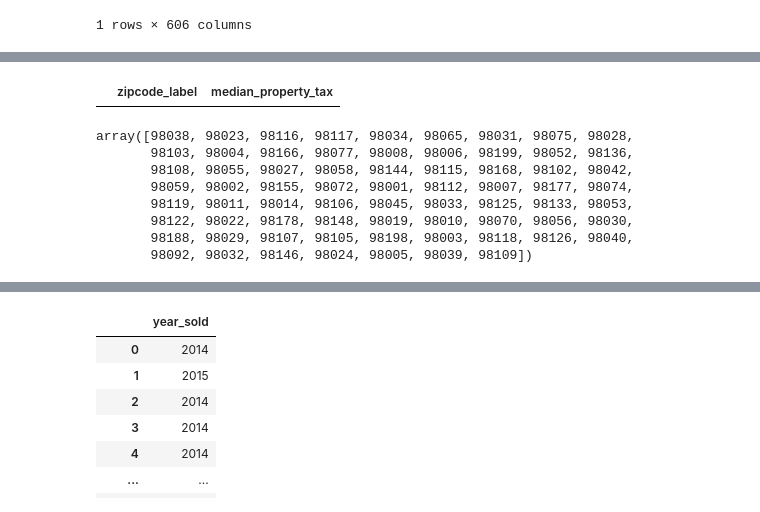
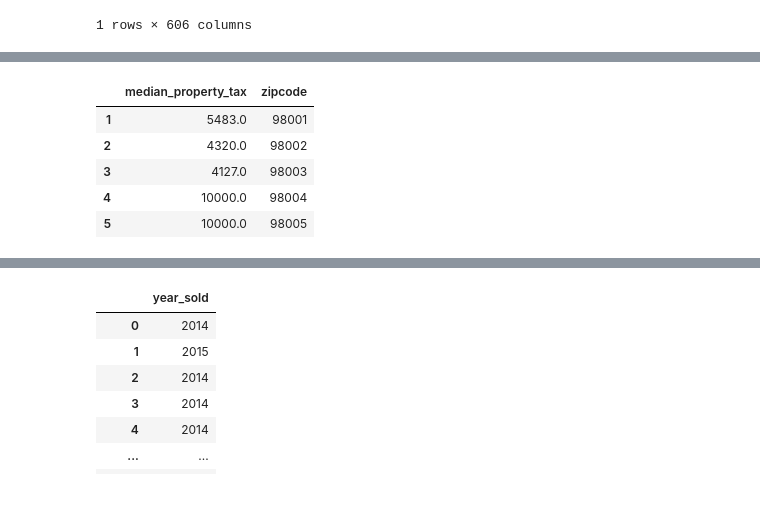
Before and after one commit to jennarandall785/Portfolio, a Jupyter notebook: notebooks/starter_housing.ipynb, the cells around one changed output, grey strips where cells are left out. Saved outputs shown, nothing was run; the diff lists cells and outputs as text; code cells hidden in the pictures.

```diff
--- a/notebooks/starter_housing.ipynb
+++ b/notebooks/starter_housing.ipynb
@@ -63,6 +52,7 @@ tax_total.head()
 1 rows × 606 columns
 # %%
 tax_long = tax_total.T.reset_index()
+tax_long.loc[0, "index"] = 83856
 tax_long.head()
 # %% [output]
 |  | index | 1 |
@@ -75,0 +84,16 @@ tax_long.columns = ["zipcode_label", "median_property_tax"]
+# %%
+tax_long.columns = ["zipcode_label", "median_property_tax"]
+import numpy as np
+
+tax_long["median_property_tax"] = (
+    tax_long["median_property_tax"]
+        .astype(str)
+        .str.replace(",", "", regex=False)
+        .str.replace("+", "", regex=False)
+        .replace({"-": np.nan, "200-": np.nan})
+        .astype(float)
+)
+
+housing["zipcode"] = housing["zipcode"].astype(int)
+tax_long["zipcode"] = tax_long["zipcode_label"].astype(int)
+tax_long.head()
@@ -76,16 +107,22 @@ tax_long.columns = ["zipcode_label", "median_property_tax"]
 # %%
 zipcodes = [
     98038, 98023, 98116, 98117, 98034, 98065, 98031, 98075, 98028,
     98103, 98004, 98166, 98077, 98008, 98006, 98199, 98052, 98136,
     98108, 98055, 98027, 98058, 98144, 98115, 98168, 98102, 98042,
     98059, 98002, 98155, 98072, 98001, 98112, 98007, 98177, 98074,
     98119, 98011, 98014, 98106, 98045, 98033, 98125, 98133, 98053,
     98122, 98022, 98178, 98148, 98019, 98010, 98070, 98056, 98030,
     98188, 98029, 98107, 98105, 98198, 98003, 98118, 98126, 98040,
     98092, 98032, 98146, 98024, 98005, 98039, 98109
 ]
 
-tax_long = tax_long[tax_long["zipcode_label"].isin(zipcodes)]
+tax_long = tax_long[tax_long["zipcode"].isin(zipcodes)]
+tax_long= tax_long.drop(columns = "zipcode_label")
 tax_long.head()
 # %% [output]
-|  | zipcode_label | median_property_tax |
+|  | median_property_tax | zipcode |
+| 1 | 5483.0 | 98001 |
+| 2 | 4320.0 | 98002 |
+| 3 | 4127.0 | 98003 |
+| 4 | 10000.0 | 98004 |
+| 5 | 10000.0 | 98005 |
@@ -102,11 +128,0 @@ print(merged_df.head())
-# %%
-housing["zipcode"].unique()
-# %% [output]
-array([98038, 98023, 98116, 98117, 98034, 98065, 98031, 98075, 98028,
-       98103, 98004, 98166, 98077, 98008, 98006, 98199, 98052, 98136,
-       98108, 98055, 98027, 98058, 98144, 98115, 98168, 98102, 98042,
-       98059, 98002, 98155, 98072, 98001, 98112, 98007, 98177, 98074,
-       98119, 98011, 98014, 98106, 98045, 98033, 98125, 98133, 98053,
-       98122, 98022, 98178, 98148, 98019, 98010, 98070, 98056, 98030,
-       98188, 98029, 98107, 98105, 98198, 98003, 98118, 98126, 98040,
-       98092, 98032, 98146, 98024, 98005, 98039, 98109])
```
Also changed, not shown: parts of 12 cells of this notebook.
